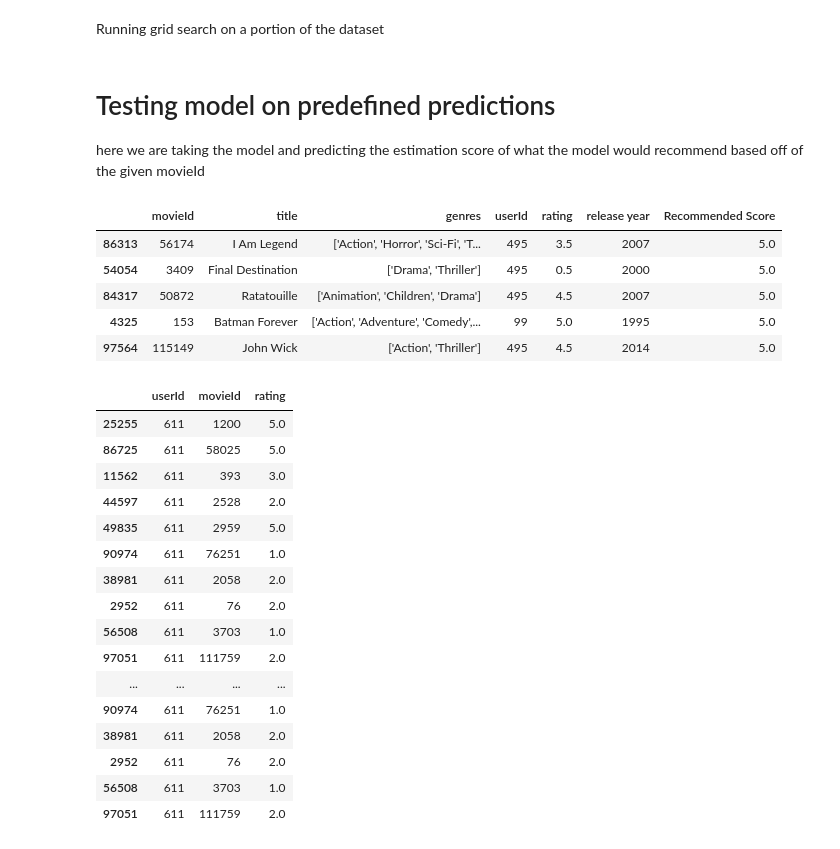
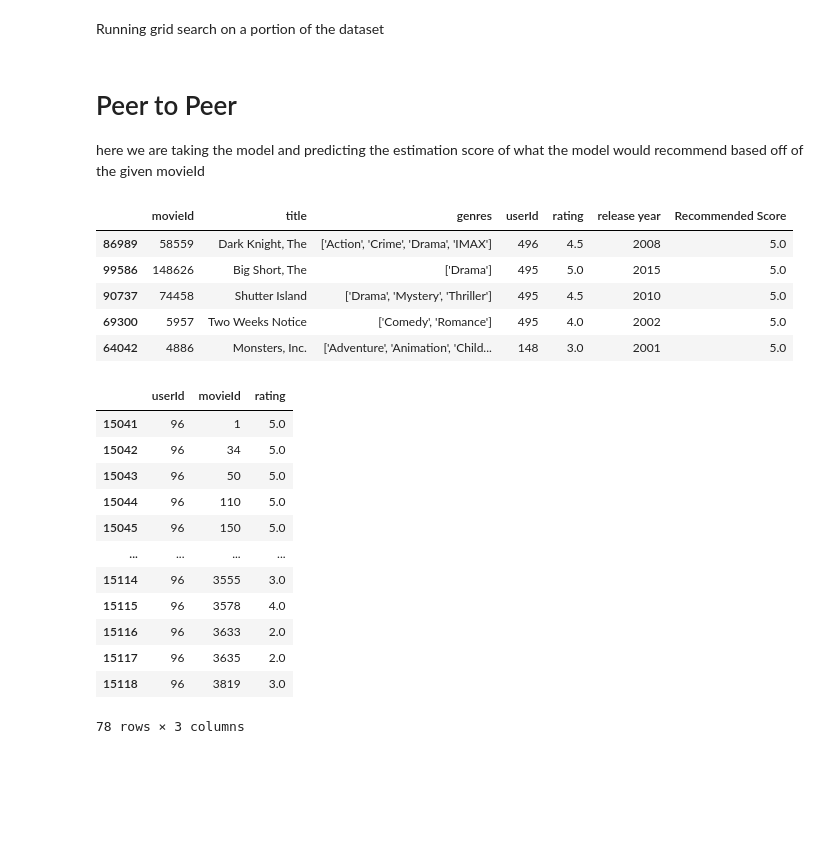
Before and after one commit to Corneth/Movie-Lens-Recommender, a Jupyter notebook: Mod 4 project file.ipynb, the cells around one changed output. Cells and saved outputs as stored; diff of their text form; code cells hidden in the pictures; blank space fills up the shorter version.

```diff
--- a/Mod 4 project file.ipynb
+++ b/Mod 4 project file.ipynb
@@ -306,5 +305,5 @@ ratings.tail()
 # %%
-ratings = ratings.drop(['title','genres','release year'],axis = 1)
+# ratings = ratings.drop(['title','genres','release year'],axis = 1)
 # %%
 ratings.tail()
 # %% [output]
@@ -384,10 +381,10 @@ Running grid search on a portion of the dataset
 # print('Best RMSE: ',gscv.best_score['rmse'].round(2))
 # print('Best Params: ',gscv.best_params['rmse'])
 # %% [markdown]
-# Testing model on predefined predictions
+# Peer to Peer
 here we are taking the model and predicting the estimation score of what the model would recommend based off of the given movieId
 # %%
-user =user
+user1 =random.choice(df['userId'])
 df['Recommended Score'] = df['userId'].apply(lambda x: recsys.predict(user,x).est)
 # df = df.drop(['userId','rating','ratings count','average rating'],axis = 1)
 recmov = df.sort_values(by=['Recommended Score'],ascending = False)
@@ -396,31 +393,27 @@ recommend = recmov[recmov['Recommended Score']>3]
 recommend.head(5)
 # %% [output]
 |  | movieId | title | genres | userId | rating | release year | Recommended Score |
-| 86313 | 56174 | I Am Legend | ['Action', 'Horror', 'Sci-Fi', 'T... | 495 | 3.5 | 2007 | 5.0 |
-| 54054 | 3409 | Final Destination | ['Drama', 'Thriller'] | 495 | 0.5 | 2000 | 5.0 |
-| 84317 | 50872 | Ratatouille | ['Animation', 'Children', 'Drama'] | 495 | 4.5 | 2007 | 5.0 |
-| 4325 | 153 | Batman Forever | ['Action', 'Adventure', 'Comedy',... | 99 | 5.0 | 1995 | 5.0 |
-| 97564 | 115149 | John Wick | ['Action', 'Thriller'] | 495 | 4.5 | 2014 | 5.0 |
+| 86989 | 58559 | Dark Knight, The | ['Action', 'Crime', 'Drama', 'IMAX'] | 496 | 4.5 | 2008 | 5.0 |
+| 99586 | 148626 | Big Short, The | ['Drama'] | 495 | 5.0 | 2015 | 5.0 |
+| 90737 | 74458 | Shutter Island | ['Drama', 'Mystery', 'Thriller'] | 495 | 4.5 | 2010 | 5.0 |
+| 69300 | 5957 | Two Weeks Notice | ['Comedy', 'Romance'] | 495 | 4.0 | 2002 | 5.0 |
+| 64042 | 4886 | Monsters, Inc. | ['Adventure', 'Animation', 'Child... | 148 | 3.0 | 2001 | 5.0 |
 # %%
-ratings[ratings['userId'] == user]
+ratings[ratings['userId'] == user1]
 # %% [output]
 |  | userId | movieId | rating |
-| 25255 | 611 | 1200 | 5.0 |
-| 86725 | 611 | 58025 | 5.0 |
-| 11562 | 611 | 393 | 3.0 |
-| 44597 | 611 | 2528 | 2.0 |
-| 49835 | 611 | 2959 | 5.0 |
-| 90974 | 611 | 76251 | 1.0 |
-| 38981 | 611 | 2058 | 2.0 |
-| 2952 | 611 | 76 | 2.0 |
-| 56508 | 611 | 3703 | 1.0 |
-| 97051 | 611 | 111759 | 2.0 |
+| 15041 | 96 | 1 | 5.0 |
+| 15042 | 96 | 34 | 5.0 |
+| 15043 | 96 | 50 | 5.0 |
+| 15044 | 96 | 110 | 5.0 |
+| 15045 | 96 | 150 | 5.0 |
 | ... | ... | ... | ... |
-| 90974 | 611 | 76251 | 1.0 |
-| 38981 | 611 | 2058 | 2.0 |
-| 2952 | 611 | 76 | 2.0 |
-| 56508 | 611 | 3703 | 1.0 |
-| 97051 | 611 | 111759 | 2.0 |
+| 15114 | 96 | 3555 | 3.0 |
+| 15115 | 96 | 3578 | 4.0 |
+| 15116 | 96 | 3633 | 2.0 |
+| 15117 | 96 | 3635 | 2.0 |
+| 15118 | 96 | 3819 | 3.0 |
+78 rows × 3 columns
 # %%
 # ratings_pivot.head()
 # display(ratings['userId'] == 0)
```
Also changed, not shown: parts of 20 cells of this notebook, 6 other files.
